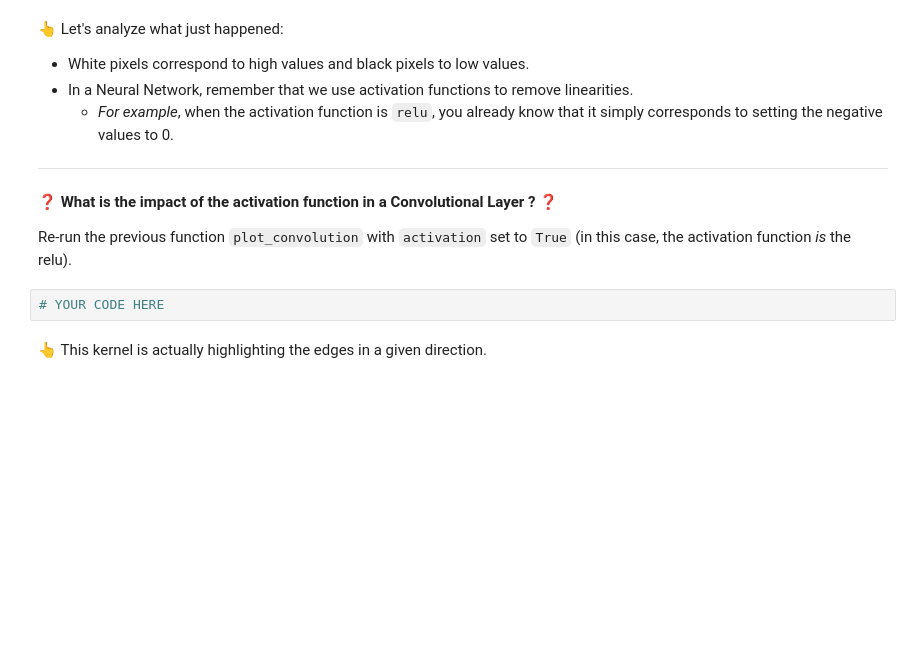
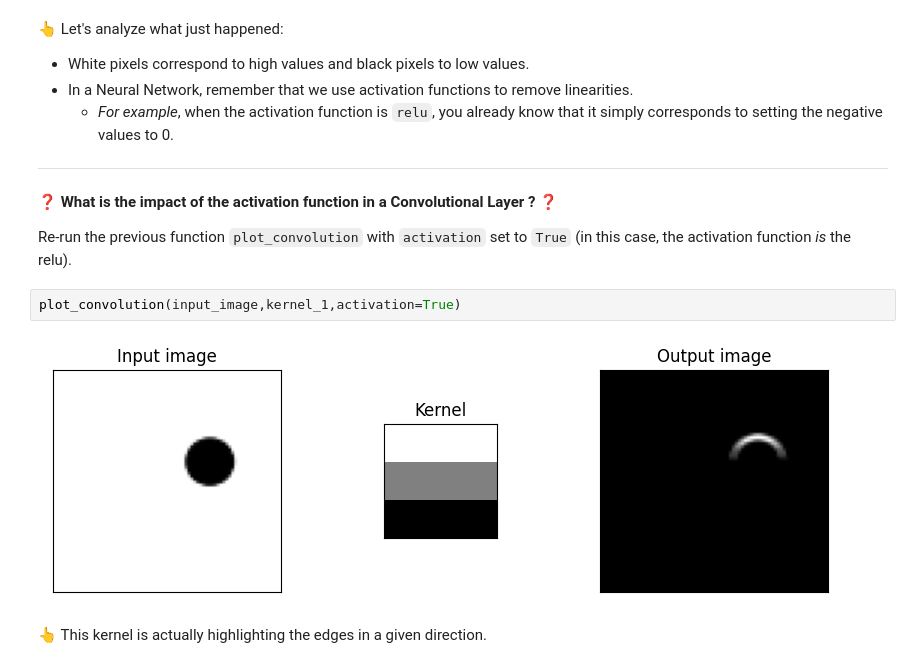
Before and after one commit to Dimasaur/data-intuition-on-convolutions, a Jupyter notebook: intuitions_on_convolutions.ipynb, the cells around one changed output. Cells and saved outputs as stored; diff of their text form; blank space fills up the shorter version.

```diff
--- a/intuitions_on_convolutions.ipynb
+++ b/intuitions_on_convolutions.ipynb
@@ -231,8 +280,10 @@ kernel_1 = [
 ❓ **What is the impact of the activation function in a Convolutional Layer ?** ❓
 
 Re-run the previous function `plot_convolution` with `activation` set to `True` (in this case, the activation function _is_ the relu).
-# %%
-# YOUR CODE HERE
+# %%
+plot_convolution(input_image,kernel_1,activation=True)
+# %% [output]
+[figure, added]
 # %% [markdown]
 👆 This kernel is actually highlighting the edges in a given direction.
 # %% [markdown]
```
Also changed, not shown: parts of 62 cells of this notebook.
